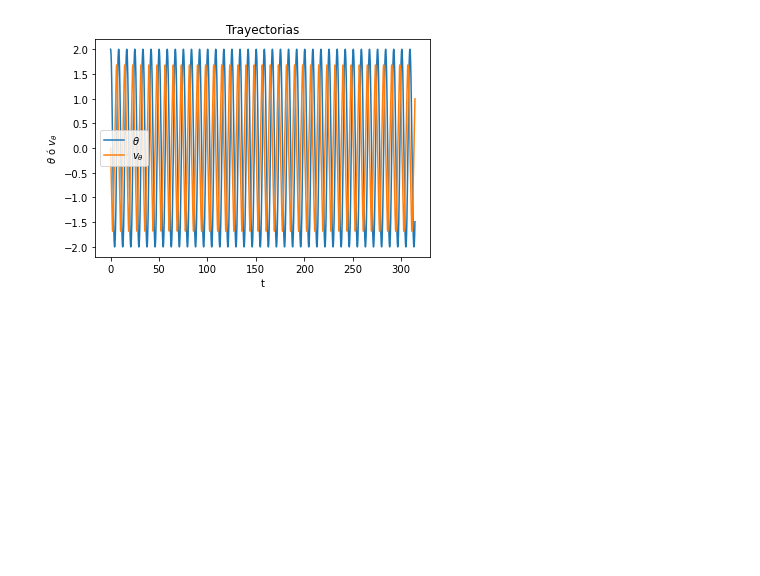
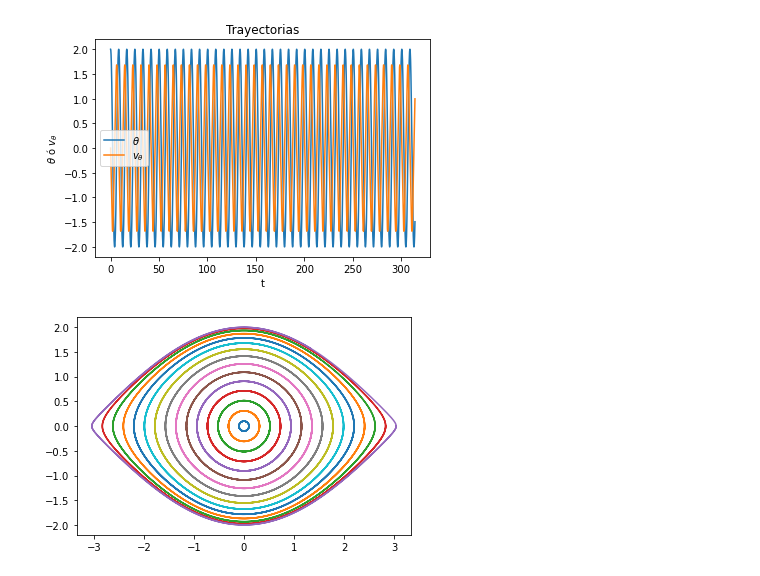
Before and after one commit to richmf/Fisica-Computacional-clases, a Jupyter notebook: Mapeo1.ipynb, the cells around one changed output. Drawn from its saved outputs; the diff is of its cells as text; code cells hidden in the pictures; blank space fills up the shorter version.

```diff
--- a/Mapeo1.ipynb
+++ b/Mapeo1.ipynb
@@ -44,3 +44,22 @@ legend()
 show()
 # %% [output]
 [figure]
+# %%
+intervalo = (0,10*pi)
+N_tray , N_puntos = 15 , 500
+t = linspace(intervalo[0],intervalo[1],N_puntos)
+th_0s = linspace(0.1,pi-0.1,N_tray)
+trayectorias = zeros((2,N_puntos,N_tray))
+for i in range(N_tray):
+    ci = [th_0s[i],0]
+    Ei = E_pendulo(ci)
+    th_vth = solve_ivp(pendulo,intervalo,ci,atol=1e-8,rtol=1e-8,dense_output=True)
+    Ef = E_pendulo([th_vth.y[0][-1],th_vth.y[1][-1]])
+    err_E = abs(Ef-Ei)/Ei
+    trayectorias[:,:,i] = th_vth.sol(t)
+# %%
+for i in range(N_tray):
+    plot(trayectorias[0,:,i],trayectorias[1,:,i])
+show()
+# %% [output]
+[figure, added]
```
